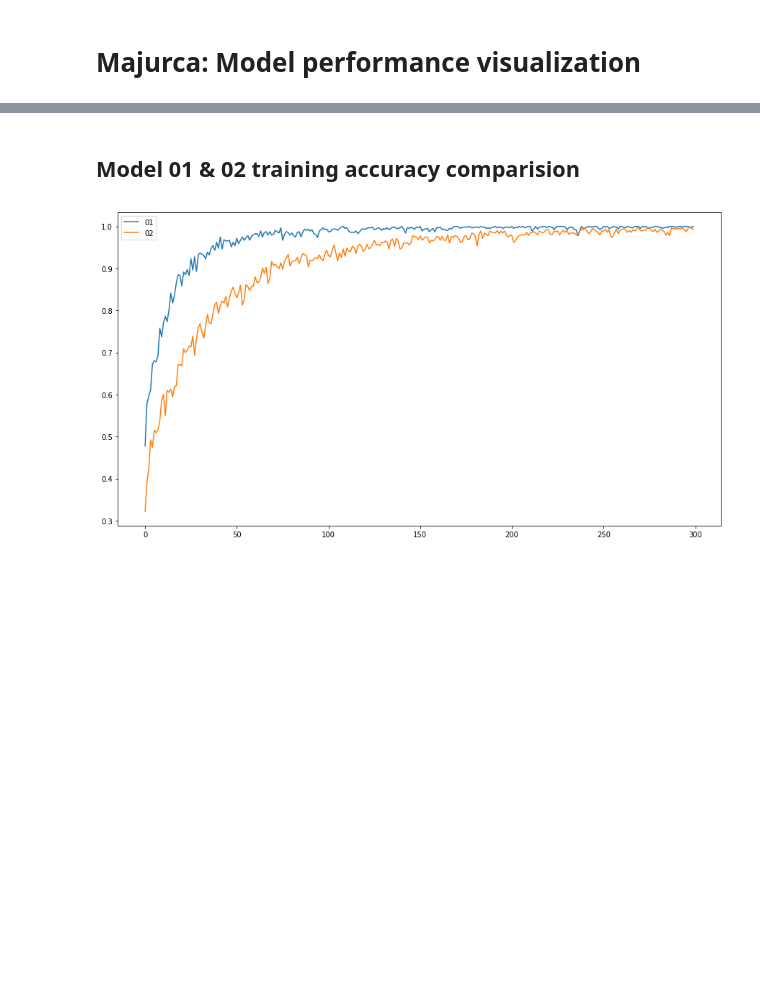
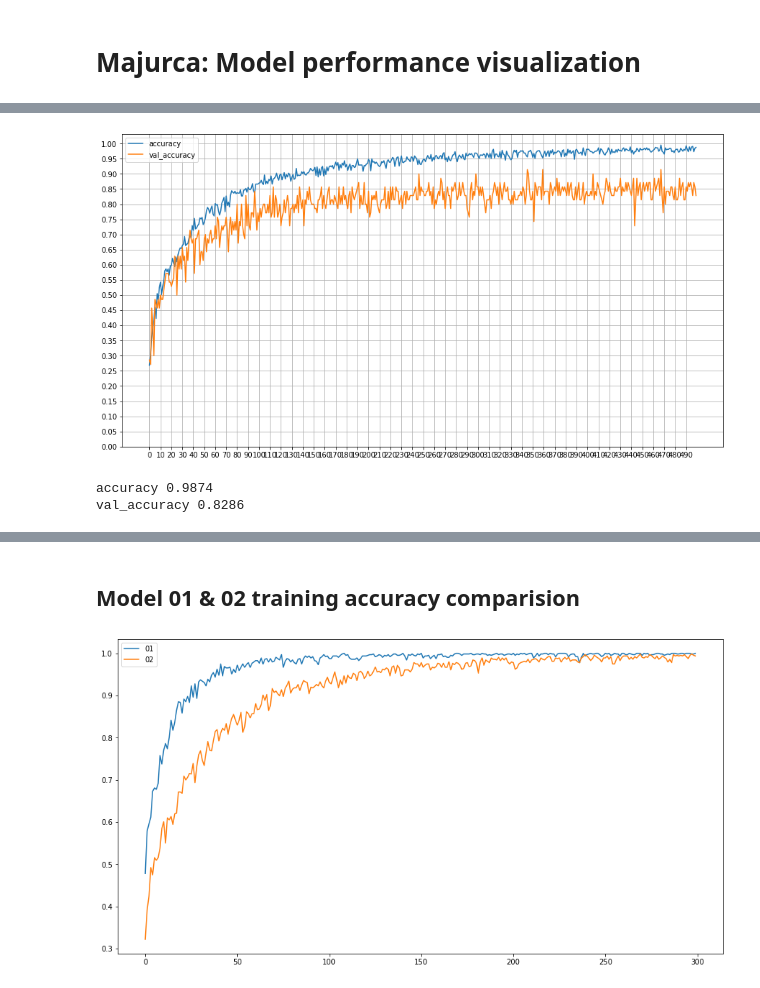
Before and after one commit to botiose/majurca, a Jupyter notebook: visualize.ipynb, the cells around one changed output, grey strips where cells are left out. Cells and saved outputs as stored; diff of their text form; code cells hidden in the pictures; blank space fills up the shorter version.

```diff
--- a/visualize.ipynb
+++ b/visualize.ipynb
@@ -39,0 +50,6 @@ model_dir = "/home/otiose/repos/epita/majurca/model/"
+# %%
+display_model(load_model("03"))
+# %% [output]
+[figure, added]
+accuracy 0.9874
+val_accuracy 0.8286
```
Also changed, not shown: parts of 28 cells of this notebook, 22 other files.
